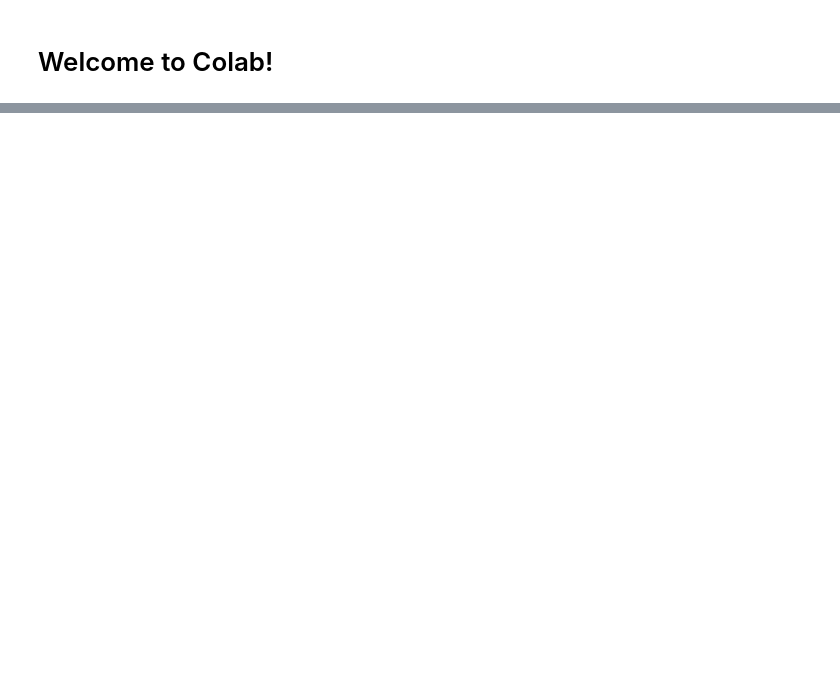
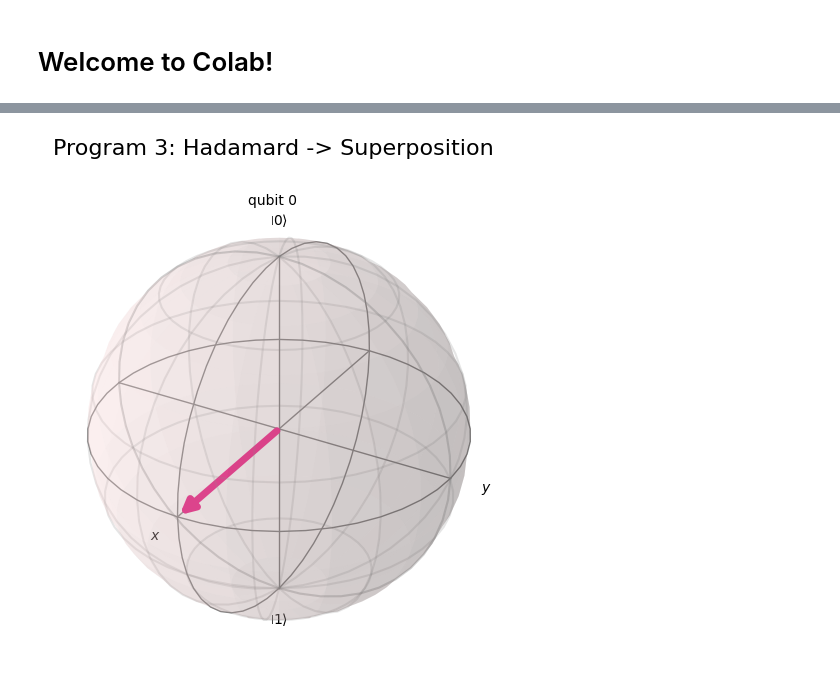
Before and after one commit to siripikusumareddy/DATASET, a Jupyter notebook: Copy_of_Welcome_To_Colab.ipynb, the cells around one changed output, grey strips where cells are left out. Cells and saved outputs as stored; diff of their text form; code cells hidden in the pictures; blank space fills up the shorter version.

```diff
--- a/Copy_of_Welcome_To_Colab.ipynb
+++ b/Copy_of_Welcome_To_Colab.ipynb
@@ -334,0 +29,7 @@ These are a few of the notebooks related to Machine Learning, including Google's
+# %%
+qc3=QuantumCircuit(1)
+qc3.h(0)
+state3=Statevector(qc3)
+display(plot_bloch_multivector(state3, title="Program 3: Hadamard -> Superposition"))
+# %% [output]
+[figure, added]
```
Also changed, not shown: parts of 42 cells of this notebook.
